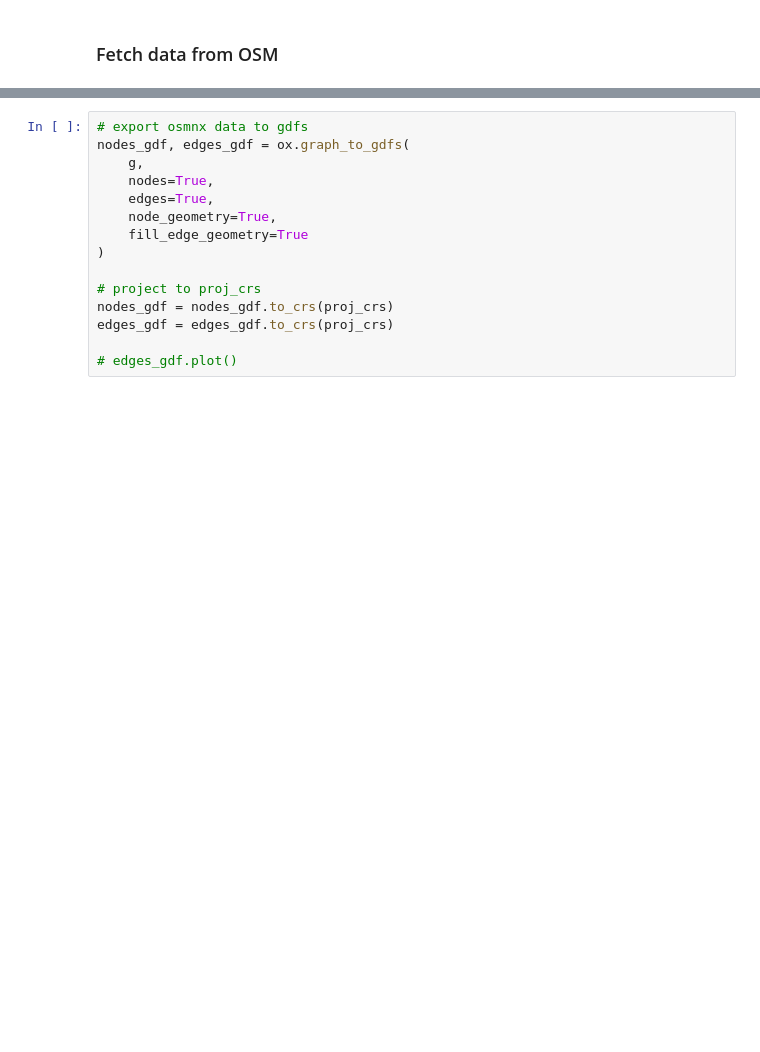
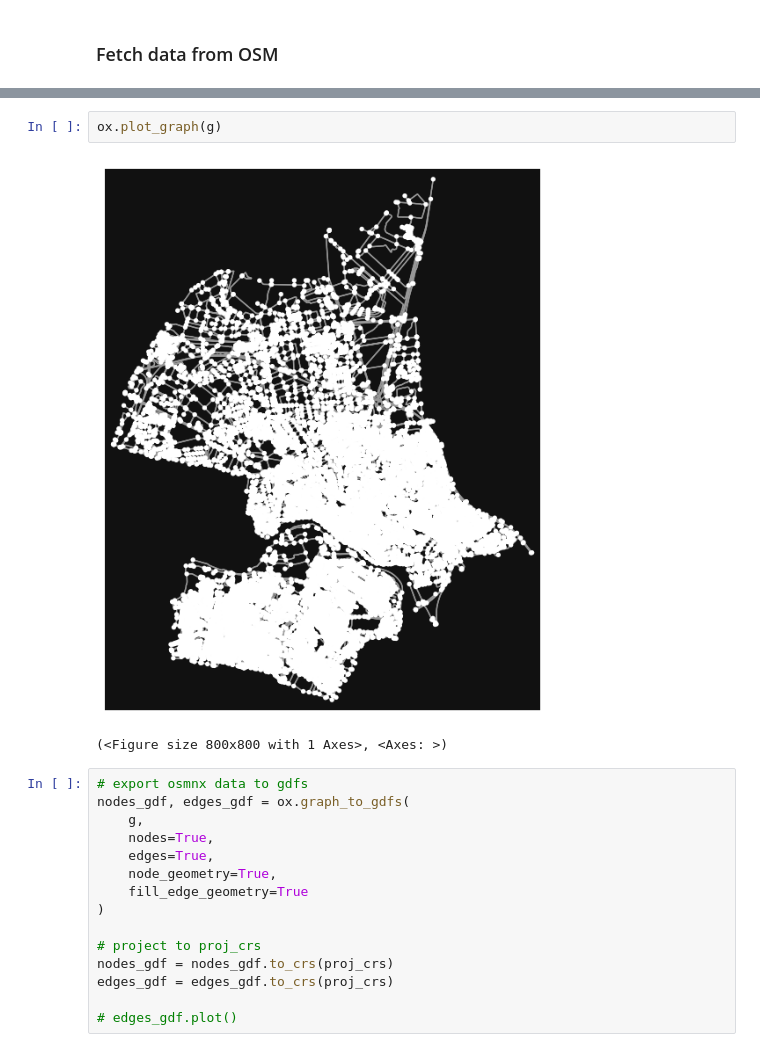
Before and after one commit to BikeNetKit/FixBikeNet, a Jupyter notebook: FixBikeMVP.ipynb, the cells around one changed output, grey strips where cells are left out. Saved outputs shown, nothing was run; the diff lists cells and outputs as text; blank space fills up the shorter version.

```diff
--- a/FixBikeMVP.ipynb
+++ b/FixBikeMVP.ipynb
@@ -38,3 +54,8 @@ g = ox.simplify_graph(
+# %%
+ox.plot_graph(g)
+# %% [output]
+[figure, added]
+(<Figure size 800x800 with 1 Axes>, <Axes: >)
 # %%
 # export osmnx data to gdfs
 nodes_gdf, edges_gdf = ox.graph_to_gdfs(
```
Also changed, not shown: parts of 17 cells of this notebook, 3 other files.
